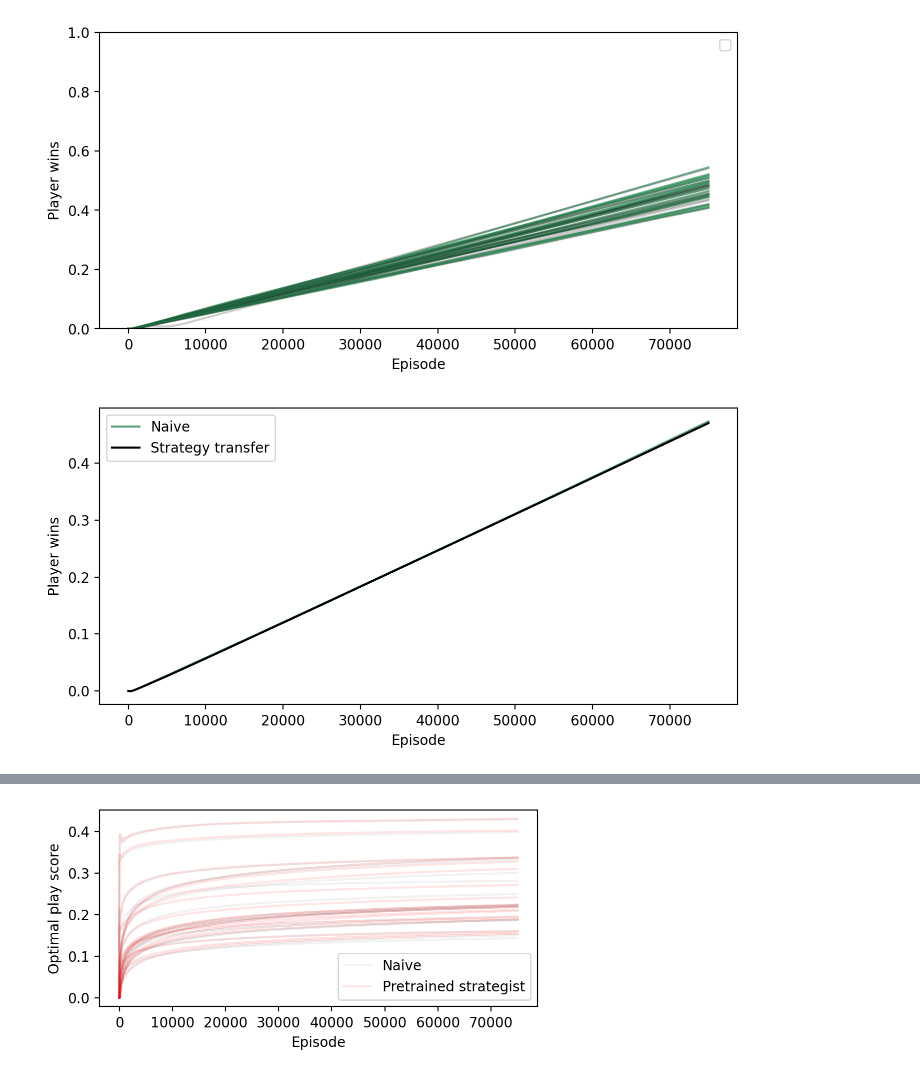
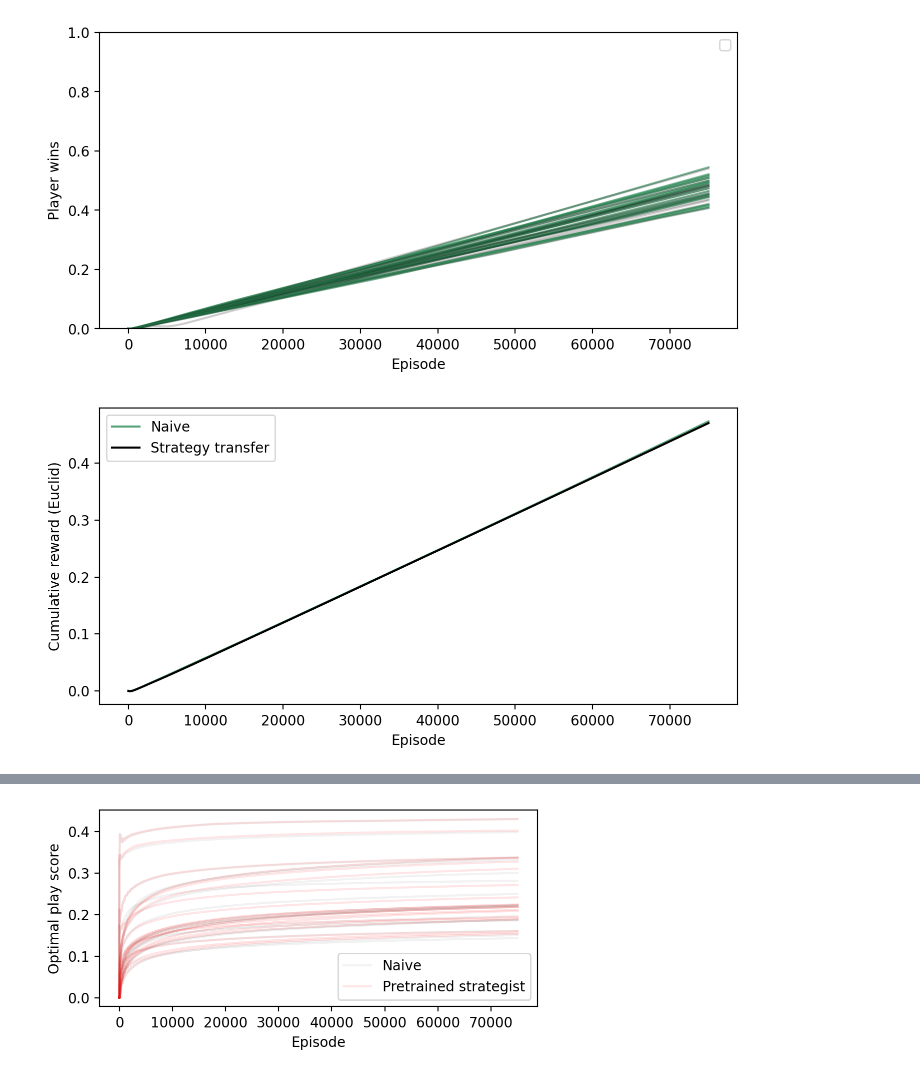
Before and after one commit to CoAxLab/azad-next-move, a Jupyter notebook: notebooks/wythoff_exp25_28.ipynb, the cells around one changed output, grey strips where cells are left out. Saved outputs shown, nothing was run; the diff lists cells and outputs as text; code cells hidden in the pictures.

```diff
--- a/notebooks/wythoff_exp25_28.ipynb
+++ b/notebooks/wythoff_exp25_28.ipynb
@@ -141,13 +154,13 @@ No artists with labels found to put in legend.  Note that artists whose label st
 # %%
 T = 75000
 plt.figure(figsize=(7, 3.5))
 plt.plot(episode_26, exp_26_avg/np.max(episode_26), color="seagreen", alpha=0.8, label="Naive")
 plt.plot(episode_28, exp_28_avg/np.max(episode_28), color="black", alpha=1, label="Strategy transfer")
 _ = plt.legend()
 _ = plt.tight_layout()
 # _ = plt.xlim(0, T)
 # _ = plt.ylim(0, T)
 _ = plt.xlabel("Episode")
-_ = plt.ylabel("Player wins")
+_ = plt.ylabel("Cumulative reward (Euclid)")
 # %% [output]
-[figure, old version]
+[figure, new version]
```
Also changed, not shown: parts of 3 cells of this notebook, 4 other files.
